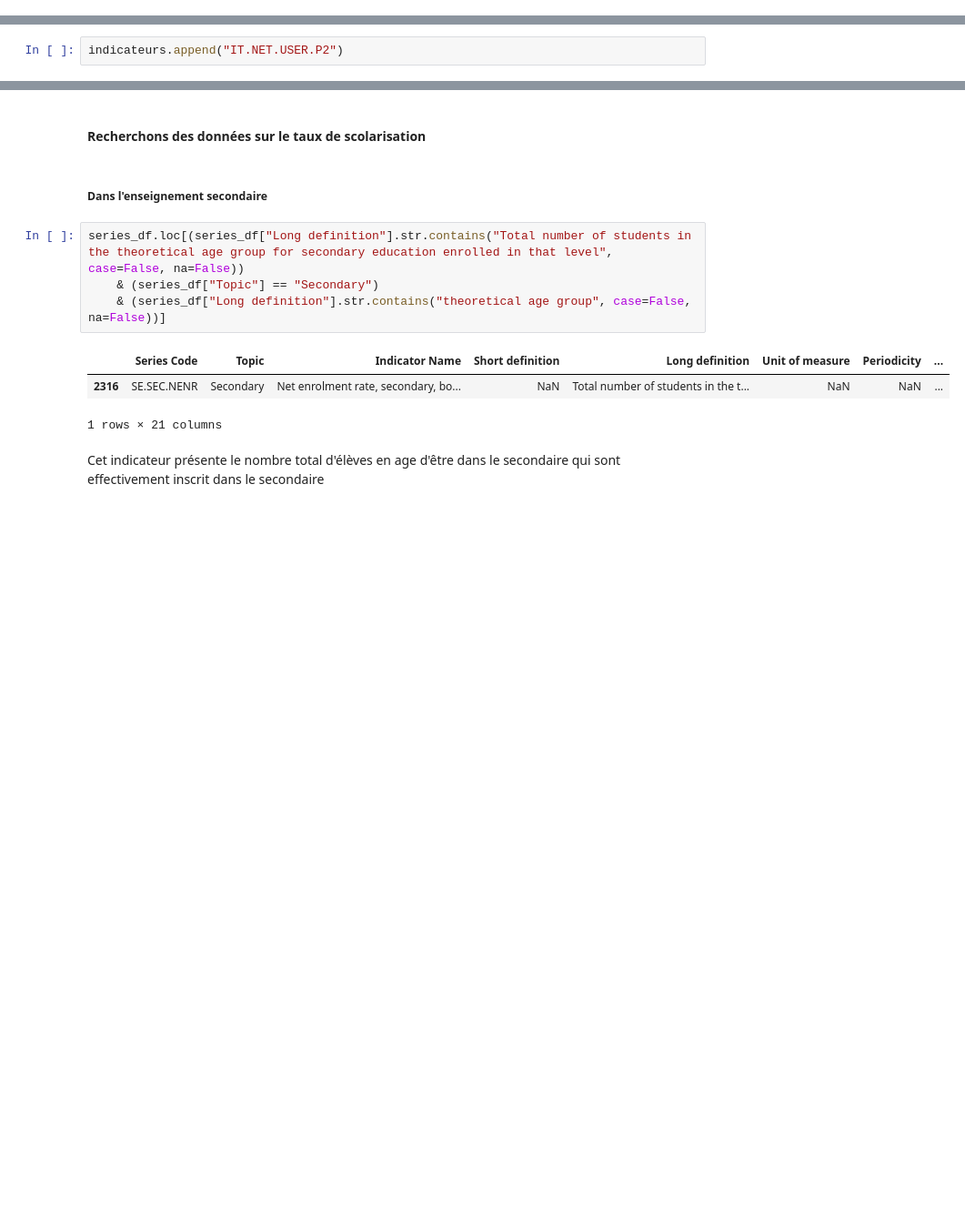
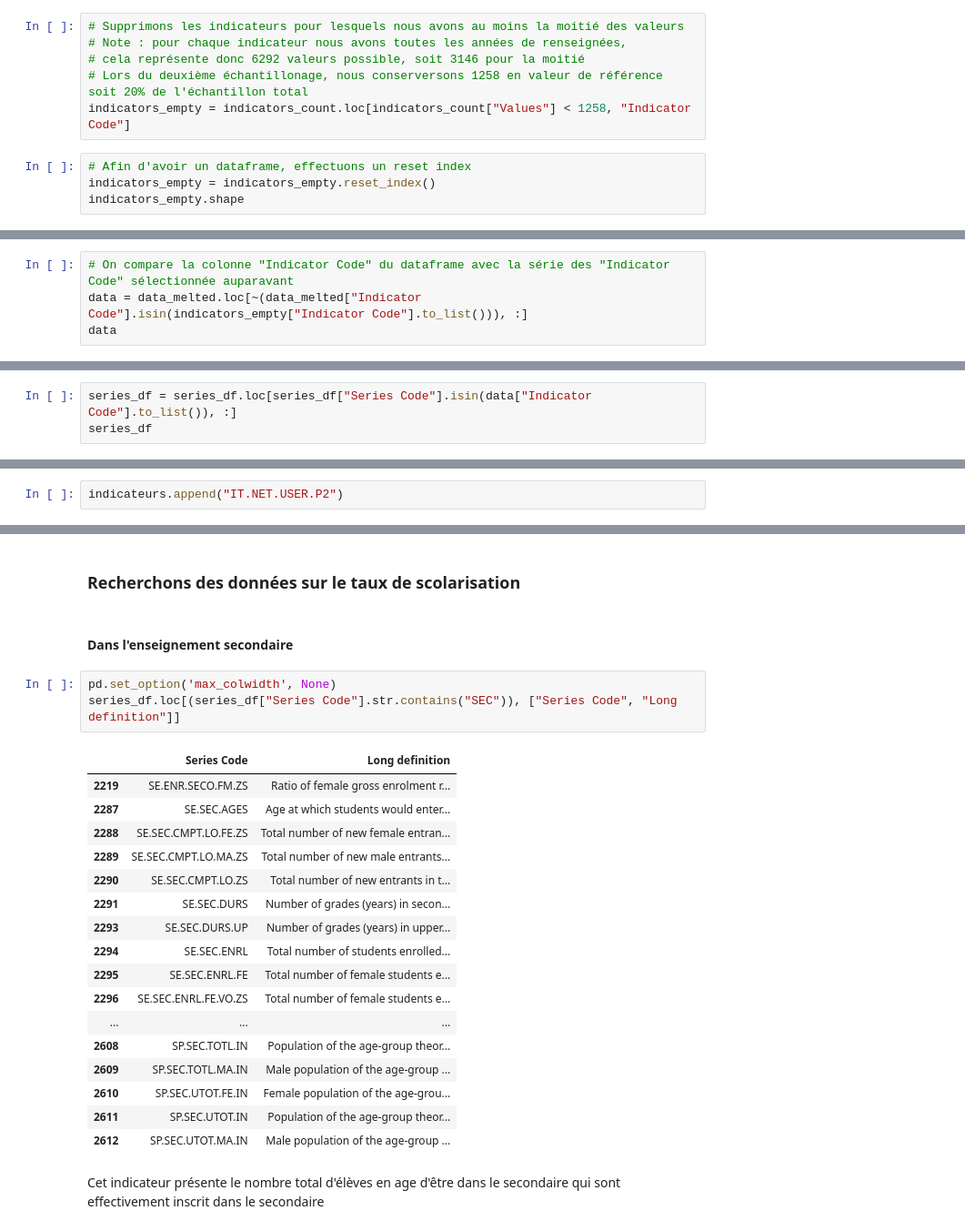
Before and after one commit to lalende/OpenClassRooms-Certification-Data-Scientist, a Jupyter notebook: Projet 2 - Analysez des données de systèmes éducatifs/Projet 2.ipynb, the cells around one changed output, grey strips where cells are left out. Shown at 91% size. Cells and saved outputs as stored; diff of their text form; blank space fills up the shorter version.

```diff
--- a/Projet 2 - Analysez des données de systèmes éducatifs/Projet 2.ipynb
+++ b/Projet 2 - Analysez des données de systèmes éducatifs/Projet 2.ipynb
@@ -583,0 +621,10 @@ dtype: float64
+# %%
+# Supprimons les indicateurs pour lesquels nous avons au moins la moitié des valeurs
+# Note : pour chaque indicateur nous avons toutes les années de renseignées,
+# cela représente donc 6292 valeurs possible, soit 3146 pour la moitié
+# Lors du deuxième échantillonage, nous conserversons 1258 en valeur de référence soit 20% de l'échantillon total
+indicators_empty = indicators_count.loc[indicators_count["Values"] < 1258, "Indicator Code"]
+# %%
+# Afin d'avoir un dataframe, effectuons un reset index
+indicators_empty = indicators_empty.reset_index()
+indicators_empty.shape
@@ -583,0 +643,4 @@ dtype: float64
+# %%
+# On compare la colonne "Indicator Code" du dataframe avec la série des "Indicator Code" sélectionnée auparavant
+data = data_melted.loc[~(data_melted["Indicator Code"].isin(indicators_empty["Indicator Code"].to_list())), :]
+data
@@ -583,0 +663,3 @@ dtype: float64
+# %%
+series_df = series_df.loc[series_df["Series Code"].isin(data["Indicator Code"].to_list()), :]
+series_df
@@ -664,15 +744,28 @@ indicateurs.append("IT.NET.USER.P2")
 # %% [markdown]
-#### Recherchons des données sur le taux de scolarisation
+### Recherchons des données sur le taux de scolarisation
 # %% [markdown]
-##### Dans l'enseignement secondaire
+#### Dans l'enseignement secondaire
 # %%
-series_df.loc[(series_df["Long definition"].str.contains("Total number of students in the theoretical age group for secondary education enrolled in that level", case=False, na=False))
-    & (series_df["Topic"] == "Secondary")
-    & (series_df["Long definition"].str.contains("theoretical age group", case=False, na=False))]
+pd.set_option('max_colwidth', None)
+series_df.loc[(series_df["Series Code"].str.contains("SEC")), ["Series Code", "Long definition"]]
 # %% [output]
-|  | Series Code | Topic | Indicator Name | Short definition | Long definition | Unit of measure | Periodicity | ... |
-| 2316 | SE.SEC.NENR | Secondary | Net enrolment rate, secondary, bo... | NaN | Total number of students in the t... | NaN | NaN | ... |
+|  | Series Code | Long definition |
+| 2219 | SE.ENR.SECO.FM.ZS | Ratio of female gross enrolment r... |
+| 2287 | SE.SEC.AGES | Age at which students would enter... |
+| 2288 | SE.SEC.CMPT.LO.FE.ZS | Total number of new female entran... |
+| 2289 | SE.SEC.CMPT.LO.MA.ZS | Total number of new male entrants... |
+| 2290 | SE.SEC.CMPT.LO.ZS | Total number of new entrants in t... |
+| 2291 | SE.SEC.DURS | Number of grades (years) in secon... |
+| 2293 | SE.SEC.DURS.UP | Number of grades (years) in upper... |
+| 2294 | SE.SEC.ENRL | Total number of students enrolled... |
+| 2295 | SE.SEC.ENRL.FE | Total number of female students e... |
+| 2296 | SE.SEC.ENRL.FE.VO.ZS | Total number of female students e... |
+| ... | ... | ... |
+| 2608 | SP.SEC.TOTL.IN | Population of the age-group theor... |
+| 2609 | SP.SEC.TOTL.MA.IN | Male population of the age-group ... |
+| 2610 | SP.SEC.UTOT.FE.IN | Female population of the age-grou... |
+| 2611 | SP.SEC.UTOT.IN | Population of the age-group theor... |
+| 2612 | SP.SEC.UTOT.MA.IN | Male population of the age-group ... |
-1 rows × 21 columns
 # %% [markdown]
 Cet indicateur présente le nombre total d'élèves en age d'être dans le secondaire qui sont effectivement inscrit dans le secondaire
 # %%
```
Also changed, not shown: parts of 180 cells of this notebook.
